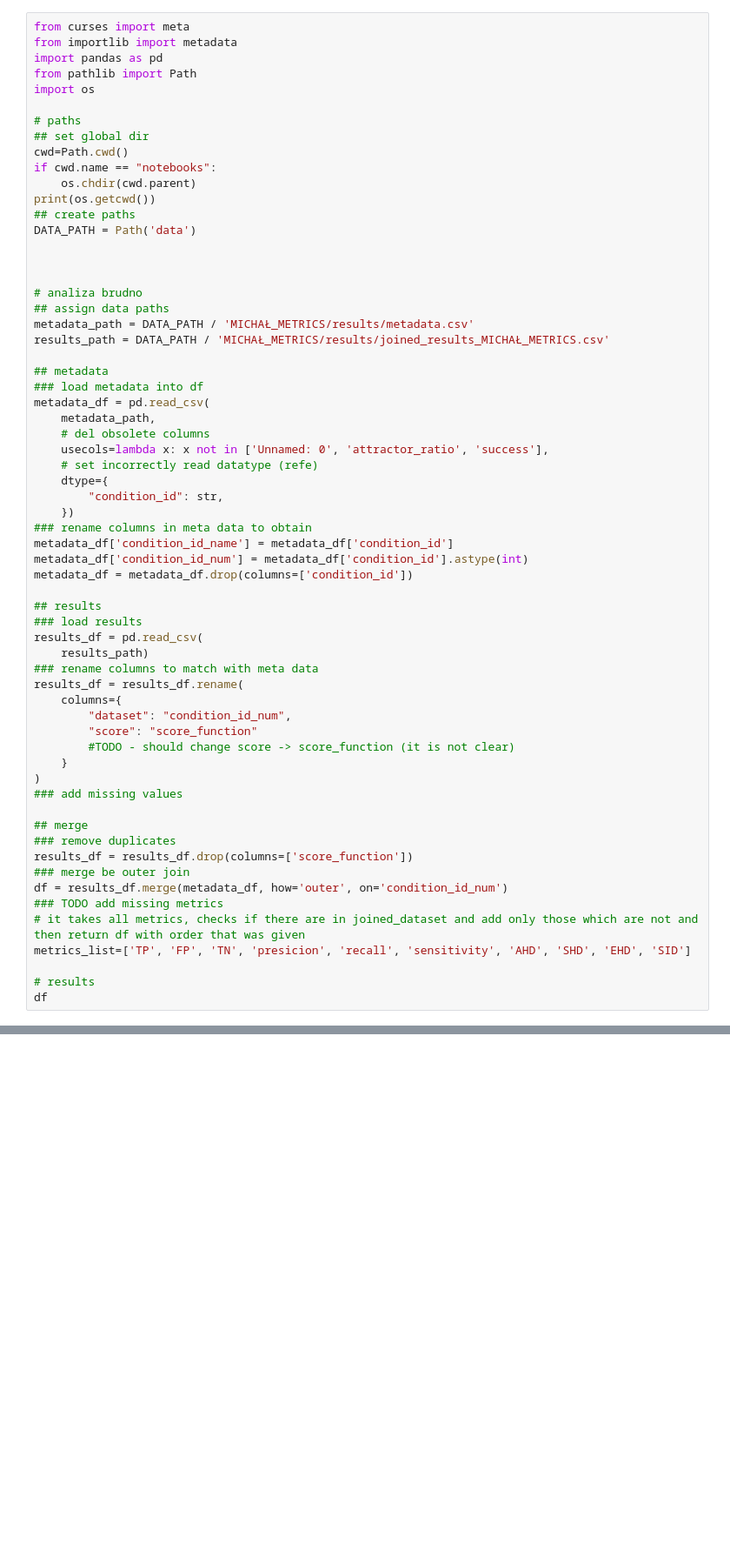
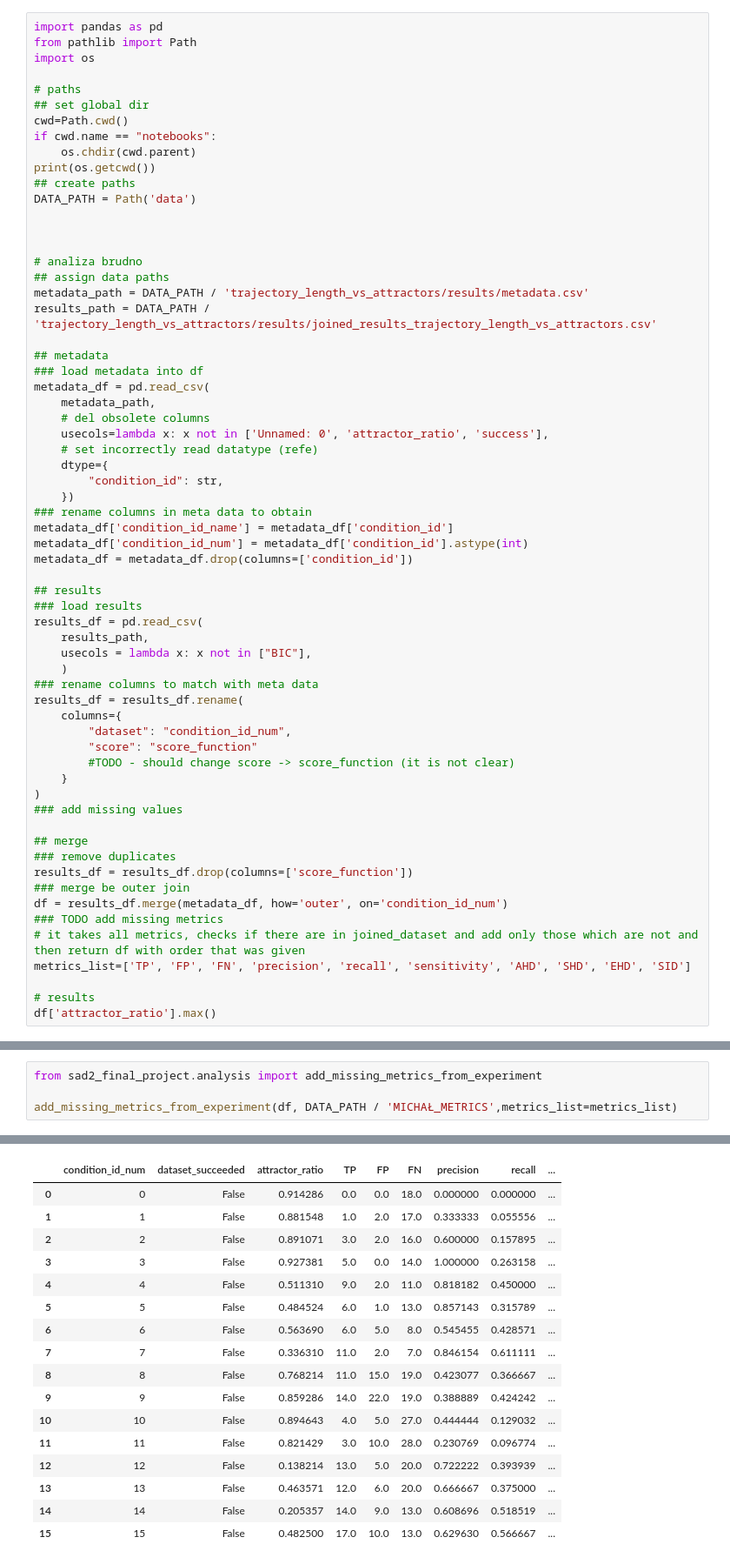
Before and after one commit to maxi7524/SAD2_final_project, a Jupyter notebook: notebooks/raport_max.ipynb, the cells around one changed output, grey strips where cells are left out. Shown at 87% size. Drawn from its saved outputs; the diff is of its cells as text; blank space fills up the shorter version.

Commit message:
analysis 1

```diff
--- a/notebooks/raport_max.ipynb
+++ b/notebooks/raport_max.ipynb
@@ -1,6 +1,4 @@
 # %%
-from curses import meta
-from importlib import metadata
 import pandas as pd
 from pathlib import Path
 import os
@@ -18,8 +16,8 @@ DATA_PATH = Path('data')
 
 # analiza brudno
 ## assign data paths
-metadata_path = DATA_PATH / 'MICHAŁ_METRICS/results/metadata.csv'
-results_path = DATA_PATH / 'MICHAŁ_METRICS/results/joined_results_MICHAŁ_METRICS.csv'
+metadata_path = DATA_PATH / 'trajectory_length_vs_attractors/results/metadata.csv'
+results_path = DATA_PATH / 'trajectory_length_vs_attractors/results/joined_results_trajectory_length_vs_attractors.csv'
 
 ## metadata
 ### load metadata into df
@@ -39,7 +37,9 @@ metadata_df = metadata_df.drop(columns=['condition_id'])
 ## results
 ### load results
 results_df = pd.read_csv(
-    results_path)
+    results_path,
+    usecols = lambda x: x not in ["BIC"],
+    )
 ### rename columns to match with meta data
 results_df = results_df.rename(
     columns={
@@ -57,9 +57,9 @@ results_df = results_df.drop(columns=['score_function'])
 df = results_df.merge(metadata_df, how='outer', on='condition_id_num')
 ### TODO add missing metrics
 # it takes all metrics, checks if there are in joined_dataset and add only those which are not and then return df with order that was given
-metrics_list=['TP', 'FP', 'TN', 'presicion', 'recall', 'sensitivity', 'AHD', 'SHD', 'EHD', 'SID']
+metrics_list=['TP', 'FP', 'FN', 'precision', 'recall', 'sensitivity', 'AHD', 'SHD', 'EHD', 'SID']
 
 # results
-df
+df['attractor_ratio'].max()
 # %% [output]
 /home/maxi7524/repositories/SAD2_final_project
@@ -211,0 +90,5 @@ KeyError: ''
+# %%
+from sad2_final_project.analysis import add_missing_metrics_from_experiment
+
+add_missing_metrics_from_experiment(df, DATA_PATH / 'MICHAŁ_METRICS',metrics_list=metrics_list)
+# %% [output]
@@ -211,0 +111,17 @@ KeyError: ''
+|  | condition_id_num | dataset_succeeded | attractor_ratio | TP | FP | FN | precision | recall | ... |
+| 0 | 0 | False | 0.914286 | 0.0 | 0.0 | 18.0 | 0.000000 | 0.000000 | ... |
+| 1 | 1 | False | 0.881548 | 1.0 | 2.0 | 17.0 | 0.333333 | 0.055556 | ... |
+| 2 | 2 | False | 0.891071 | 3.0 | 2.0 | 16.0 | 0.600000 | 0.157895 | ... |
+| 3 | 3 | False | 0.927381 | 5.0 | 0.0 | 14.0 | 1.000000 | 0.263158 | ... |
+| 4 | 4 | False | 0.511310 | 9.0 | 2.0 | 11.0 | 0.818182 | 0.450000 | ... |
+| 5 | 5 | False | 0.484524 | 6.0 | 1.0 | 13.0 | 0.857143 | 0.315789 | ... |
+| 6 | 6 | False | 0.563690 | 6.0 | 5.0 | 8.0 | 0.545455 | 0.428571 | ... |
+| 7 | 7 | False | 0.336310 | 11.0 | 2.0 | 7.0 | 0.846154 | 0.611111 | ... |
+| 8 | 8 | False | 0.768214 | 11.0 | 15.0 | 19.0 | 0.423077 | 0.366667 | ... |
+| 9 | 9 | False | 0.859286 | 14.0 | 22.0 | 19.0 | 0.388889 | 0.424242 | ... |
+| 10 | 10 | False | 0.894643 | 4.0 | 5.0 | 27.0 | 0.444444 | 0.129032 | ... |
+| 11 | 11 | False | 0.821429 | 3.0 | 10.0 | 28.0 | 0.230769 | 0.096774 | ... |
+| 12 | 12 | False | 0.138214 | 13.0 | 5.0 | 20.0 | 0.722222 | 0.393939 | ... |
+| 13 | 13 | False | 0.463571 | 12.0 | 6.0 | 20.0 | 0.666667 | 0.375000 | ... |
+| 14 | 14 | False | 0.205357 | 14.0 | 9.0 | 13.0 | 0.608696 | 0.518519 | ... |
+| 15 | 15 | False | 0.482500 | 17.0 | 10.0 | 13.0 | 0.629630 | 0.566667 | ... |
```
Also changed, not shown: parts of 9 cells of this notebook, 5 other files.
